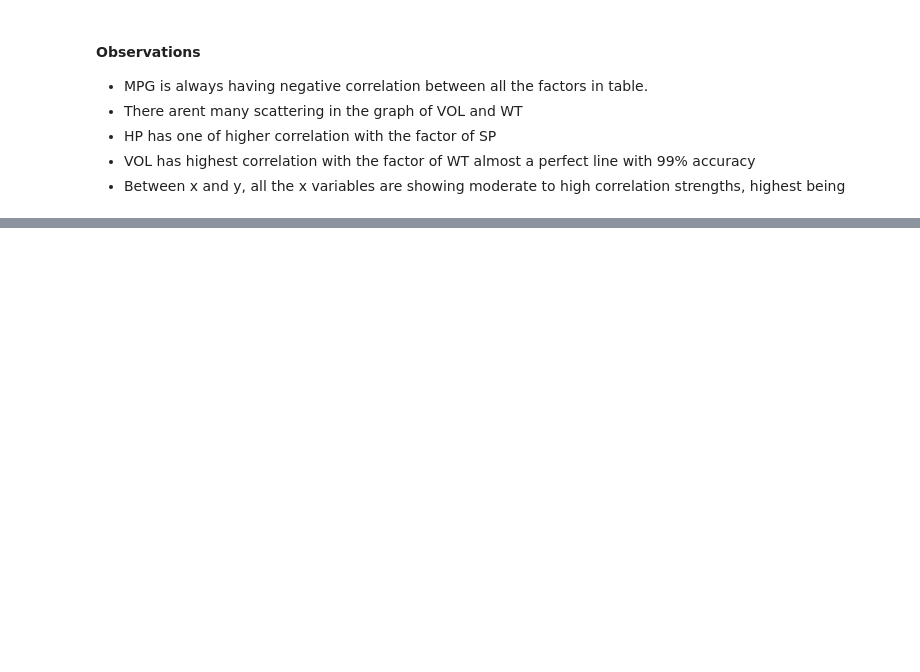
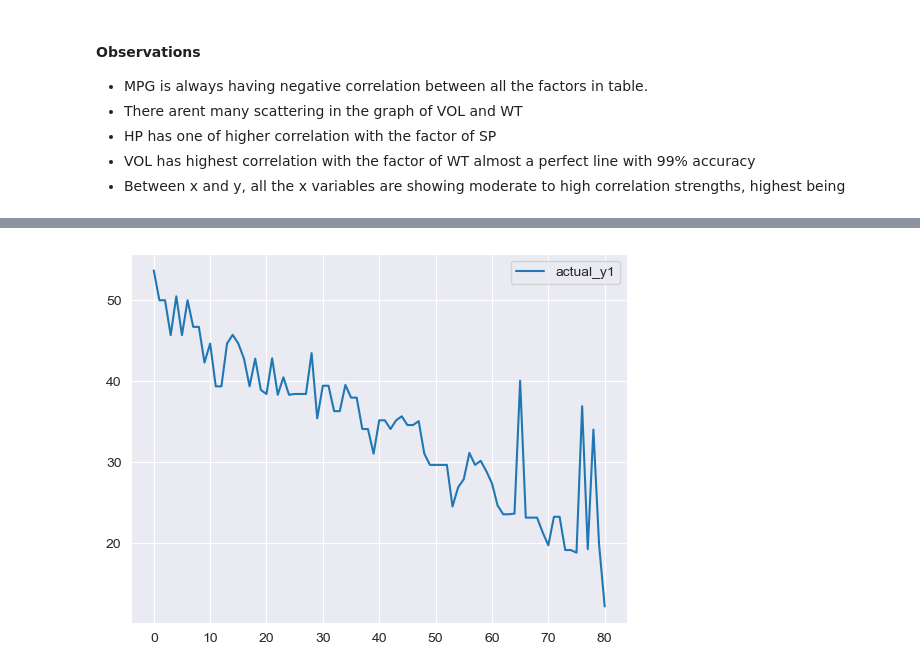
Before and after one commit to AbhinavAlluvada/DevProgram, a Jupyter notebook: MultipleLinearRegression.ipynb, the cells around one changed output, grey strips where cells are left out. Cells and saved outputs as stored; diff of their text form; code cells hidden in the pictures; blank space fills up the shorter version.

```diff
--- a/MultipleLinearRegression.ipynb
+++ b/MultipleLinearRegression.ipynb
@@ -208,0 +232,4 @@ strong multicollinearity or other numerical problems.
+# %%
+df1 =pd.DataFrame()
+df1['actual_y1'] = cars['MPG']
+df1.head()
@@ -208,0 +243,5 @@ strong multicollinearity or other numerical problems.
+# %%
+df1.plot()
+plt.show()
+# %% [output]
+[figure, added]
```
Also changed, not shown: parts of 12 cells of this notebook.
